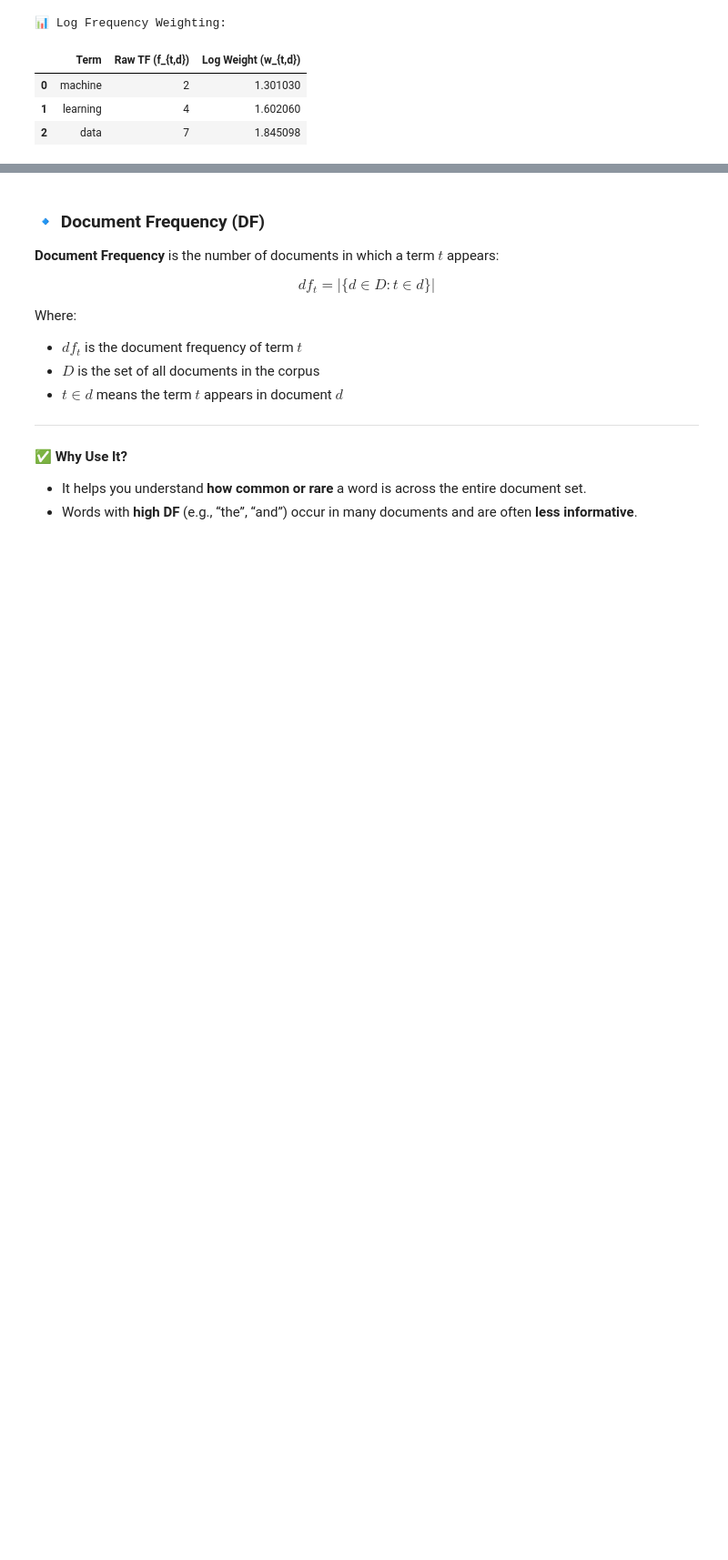
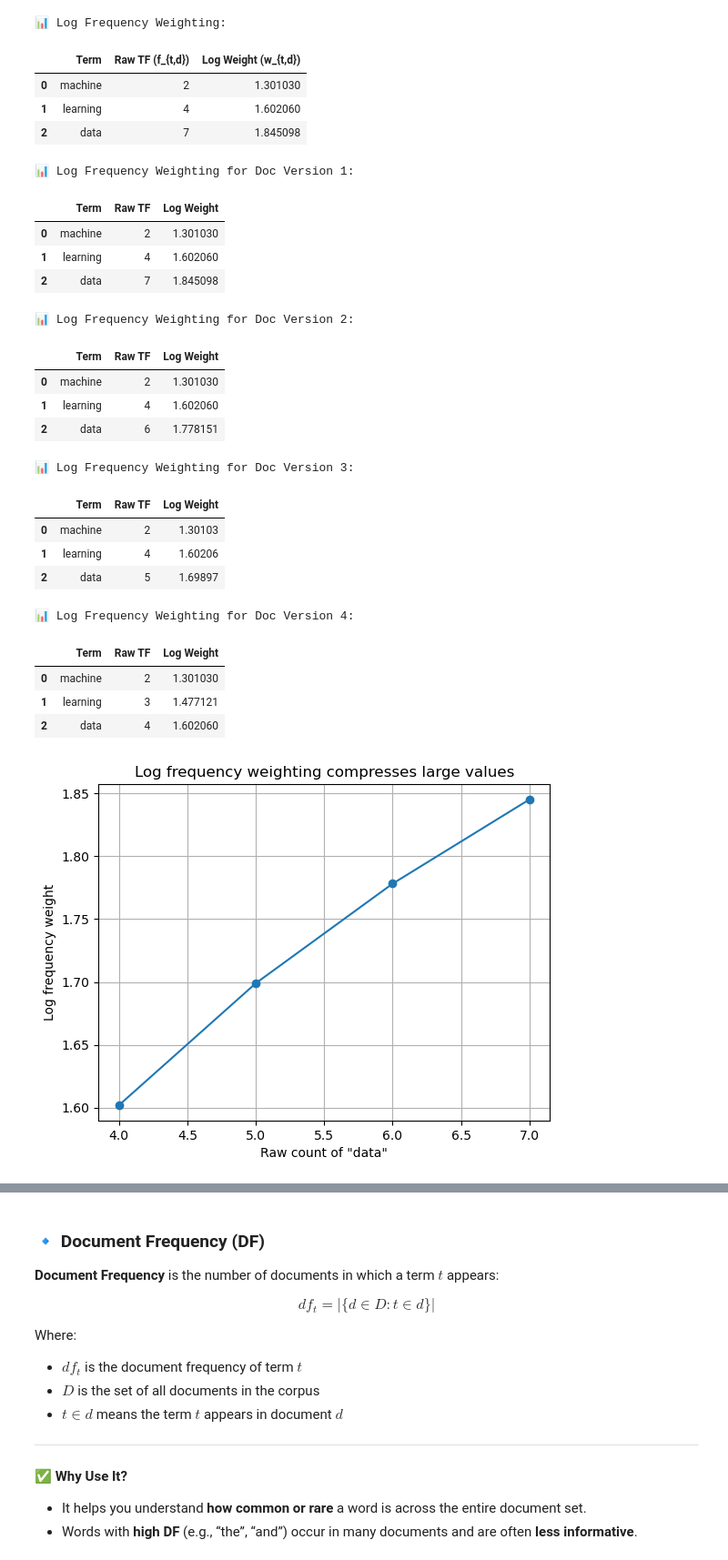
Before and after one commit to tcsgik/PROG8245_Lab7, a Jupyter notebook: IRBasics_VectorSpaceProximity.ipynb, the cells around one changed output, grey strips where cells are left out. Shown at 91% size. Drawn from its saved outputs; the diff is of its cells as text; code cells hidden in the pictures; blank space fills up the shorter version.

```diff
--- a/IRBasics_VectorSpaceProximity.ipynb
+++ b/IRBasics_VectorSpaceProximity.ipynb
@@ -299,6 +349,61 @@ display(df)
 | 0 | machine | 2 | 1.301030 |
 | 1 | learning | 4 | 1.602060 |
 | 2 | data | 7 | 1.845098 |
+# %%
+# Try different versions of the document with varying counts of 'data'
+docs = [
+    "machine learning data data data learning learning learning machine data data data data",  # Original
+    "machine learning data data learning learning learning machine data data data data",      # One less 'data'
+    "machine learning data learning learning learning machine data data data data",          # Fewer 'data'
+    "machine learning learning learning machine data data data data",                        # Even fewer 'data'
+]
+
+import matplotlib.pyplot as plt
+
+for i, doc in enumerate(docs, 1):
+    tokens = doc.lower().split()
+    raw_tf = Counter(tokens)
+    log_weighted_tf = {term: 1 + np.log10(freq) if freq > 0 else 0 for term, freq in raw_tf.items()}
+    print(f"\n📊 Log Frequency Weighting for Doc Version {i}:")
+    df = pd.DataFrame({
+        "Term": raw_tf.keys(),
+        "Raw TF": raw_tf.values(),
+        "Log Weight": log_weighted_tf.values()
+    })
+    display(df)
+
+# Optional: Visualize log weights of 'data' term as it changes
+data_counts = [Counter(doc.lower().split())['data'] for doc in docs]
+log_weights = [1 + np.log10(c) if c > 0 else 0 for c in data_counts]
+
+plt.plot(data_counts, log_weights, marker='o')
+plt.xlabel('Raw count of "data"')
+plt.ylabel('Log frequency weight')
+plt.title('Log frequency weighting compresses large values')
+plt.grid(True)
+plt.show()
+# %% [output]
+📊 Log Frequency Weighting for Doc Version 1:
+|  | Term | Raw TF | Log Weight |
+| 0 | machine | 2 | 1.301030 |
+| 1 | learning | 4 | 1.602060 |
+| 2 | data | 7 | 1.845098 |
+📊 Log Frequency Weighting for Doc Version 2:
+|  | Term | Raw TF | Log Weight |
+| 0 | machine | 2 | 1.301030 |
+| 1 | learning | 4 | 1.602060 |
+| 2 | data | 6 | 1.778151 |
+📊 Log Frequency Weighting for Doc Version 3:
+|  | Term | Raw TF | Log Weight |
+| 0 | machine | 2 | 1.30103 |
+| 1 | learning | 4 | 1.60206 |
+| 2 | data | 5 | 1.69897 |
+📊 Log Frequency Weighting for Doc Version 4:
+|  | Term | Raw TF | Log Weight |
+| 0 | machine | 2 | 1.301030 |
+| 1 | learning | 3 | 1.477121 |
+| 2 | data | 4 | 1.602060 |
+[figure, added]
 # %% [markdown]
 🗣️ **Instructor Talking Point**: Note how 'data' has a high frequency, but its impact is smoothed by log weighting, making it comparable to 'learning'. `Explain this with respect to how a future AI agent (chatbot) builds builds context`.
 <br/>
```
Also changed, not shown: parts of 10 cells of this notebook.
